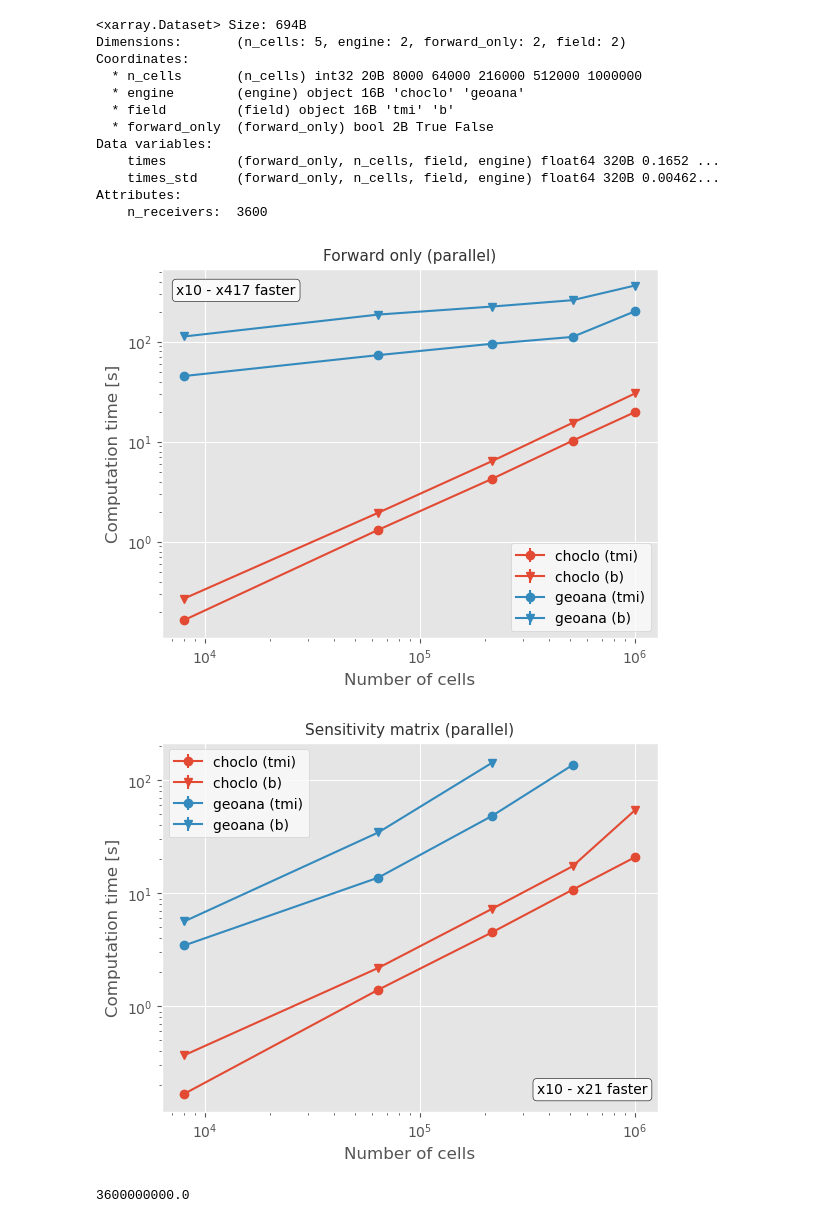
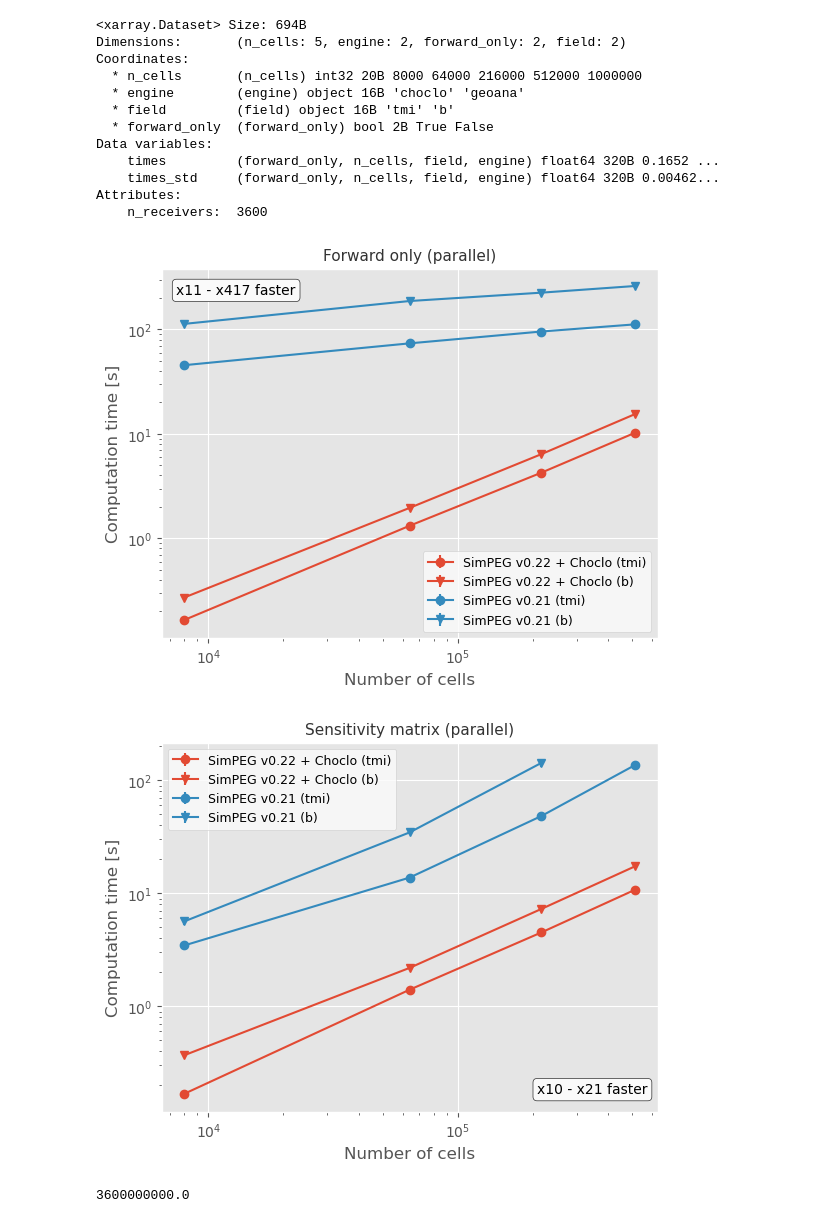
Before and after one commit to santisoler/simpeg-benchmarks-magnetic, a Jupyter notebook: code/figures.ipynb, the cells around one changed output. Saved outputs shown, nothing was run; the diff lists cells and outputs as text; code cells hidden in the pictures.

Commit message:
Improve figures notebook and save figs as pngs

```diff
--- a/code/figures.ipynb
+++ b/code/figures.ipynb
@@ -83,7 +102,8 @@ for forward_only in (True, False):
     for color, engine in zip(colors, ds.engine.values):
         for marker, field in zip(markers, ds.field.values):
             tmp = ds.sel(engine=engine, field=field, forward_only=forward_only)
-            plt.errorbar(tmp.n_cells, tmp.times, yerr=tmp.times_std, label=f"{engine} ({field})", marker=marker, color=color)
+            label = get_label(engine, field=field)
+            plt.errorbar(tmp.n_cells, tmp.times, yerr=tmp.times_std, label=label, marker=marker, color=color)
 
     # Compute ratii
     ratii = (
@@ -105,5 +125,9 @@ for forward_only in (True, False):
     plt.ylabel("Computation time [s]")
     plt.title(title)
     plt.legend()
+    plt.savefig(
+        figs_dir/ f"benchmark_scalar_serial_{'forward' if forward_only else 'matrix'}.png",
+        dpi=300,
+    )
     plt.show()
 # %% [output]
@@ -188,11 +212,13 @@ for forward_only in (True, False):
     for color, engine in zip(colors, ds.engine.values):
         for marker, field in zip(markers, ds.field.values):
             tmp = ds.sel(engine=engine, field=field, forward_only=forward_only)
-            plt.errorbar(tmp.n_cells, tmp.times, yerr=tmp.times_std, label=f"{engine} ({field})", marker=marker, color=color)
+            label = get_label(engine, field=field)
+            plt.errorbar(tmp.n_cells, tmp.times, yerr=tmp.times_std, label=label, marker=marker, color=color)
 
     for marker, field in zip(markers, dask.field.values):
         tmp = dask.sel(field=field, forward_only=forward_only)
-        plt.errorbar(tmp.n_cells, tmp.times, yerr=tmp.times_std, label=f"Dask ({field})", marker=marker, color=colors[3])
+        label = f"SimPEG + Dask ({field})"
+        plt.errorbar(tmp.n_cells, tmp.times, yerr=tmp.times_std, label=label, marker=marker, color=colors[3])
 
     # Compute ratii
     smaller_times = get_smaller_values(
@@ -222,5 +248,9 @@ for forward_only in (True, False):
     plt.ylabel("Computation time [s]")
     plt.title(title)
     plt.legend()
+    plt.savefig(
+        figs_dir/ f"benchmark_scalar_parallel_{'forward' if forward_only else 'matrix'}.png",
+        dpi=300,
+    )
     plt.show()
 # %% [output]
@@ -287,7 +317,8 @@ for forward_only in (True, False):
     for color, engine in zip(colors, ds.engine.values):
         for marker, field in zip(markers, ds.field.values):
             tmp = ds.sel(engine=engine, field=field, forward_only=forward_only)
-            plt.errorbar(tmp.threads, tmp.times, yerr=tmp.times_std, label=f"{engine} ({field})", marker=marker, color=color)
+            label = get_label(engine, field)
+            plt.errorbar(tmp.threads, tmp.times, yerr=tmp.times_std, label=label, marker=marker, color=color)
 
     # Compute ratii
     ratii = (
@@ -308,5 +339,9 @@ for forward_only in (True, False):
     plt.ylabel("Computation time [s]")
     plt.title(title)
     plt.legend()
+    plt.savefig(
+        figs_dir/ f"benchmark_scalar_threads_{'forward' if forward_only else 'matrix'}.png",
+        dpi=300,
+    )
     plt.show()
 # %% [output]
@@ -377,7 +412,8 @@ for forward_only in (True, False):
     for color, engine in zip(colors, ds.engine.values):
         for marker, field in zip(markers, ds.field.values):
             tmp = ds.sel(engine=engine, field=field, forward_only=forward_only)
-            plt.errorbar(tmp.n_cells, tmp.times, yerr=tmp.times_std, label=f"{engine} ({field})", marker=marker, color=color)
+            label = get_label(engine, field=field)
+            plt.errorbar(tmp.n_cells, tmp.times, yerr=tmp.times_std, label=label, marker=marker, color=color)
 
     # Compute ratii
     ratii = (
@@ -399,5 +435,9 @@ for forward_only in (True, False):
     plt.ylabel("Computation time [s]")
     plt.title(title)
     plt.legend()
+    plt.savefig(
+        figs_dir/ f"benchmark_vector_serial_{'forward' if forward_only else 'matrix'}.png",
+        dpi=300,
+    )
     plt.show()
 # %% [output]
@@ -453,7 +493,7 @@ Data variables:
 Attributes:
     n_receivers:  3600
 # %%
-ds = vector_parallel
+ds = vector_parallel.sel(n_cells=vector_parallel.n_cells < 1e6)
 
 for forward_only in (True, False):
     title = get_title(forward_only, parallel=True)
@@ -464,36 +504,46 @@ for forward_only in (True, False):
     for color, engine in zip(colors, ds.engine.values):
         for marker, field in zip(markers, ds.field.values):
             tmp = ds.sel(engine=engine, field=field, forward_only=forward_only)
-            plt.errorbar(tmp.n_cells, tmp.times, yerr=tmp.times_std, label=f"{engine} ({field})", marker=marker, color=color)
+            label = get_label(engine, field=field)
+            plt.errorbar(tmp.n_cells, tmp.times, yerr=tmp.times_std, label=label, marker=marker, color=color)
+
+    for marker, field in zip(markers, dask.field.values):
+        tmp = dask.sel(field=field, forward_only=forward_only)
+        label = f"SimPEG + Dask ({field})"
+        plt.errorbar(tmp.n_cells, tmp.times, yerr=tmp.times_std, label=label, marker=marker, color=colors[3])
 
     # Compute ratii
     ratii = (
         ds.times.sel(engine="geoana", forward_only=forward_only)
         / ds.times.sel(engine="choclo", forward_only=forward_only)
     )
     text = get_ratii_text(ratii)
     if forward_only:
         loc, ha = (0.03, 0.93), "left"
     else:
         loc, ha = (0.98, 0.05), "right"
     plt.annotate(
         text,
         loc,
         xycoords="axes fraction",
         bbox=dict(boxstyle="round", fc="#fafafa", ec="#2e2e2e", alpha=1),
         ha=ha,
     )
 
     plt.xscale("log")
     plt.yscale("log")
     plt.xlabel("Number of cells")
     plt.ylabel("Computation time [s]")
     plt.title(title)
     plt.legend()
+    plt.savefig(
+        figs_dir/ f"benchmark_vector_parallel_{'forward' if forward_only else 'matrix'}.png",
+        dpi=300,
+    )
     plt.show()
 # %% [output]
-[figure, old version]
+[figure, new version]
-[figure, old version]
+[figure, new version]
 # %%
 cell_times_receivers = float(vector_parallel.n_receivers) * float(vector_parallel.n_cells.values.max())
 cell_times_receivers
```
Also changed, not shown: parts of 8 cells of this notebook, 12 other files.
